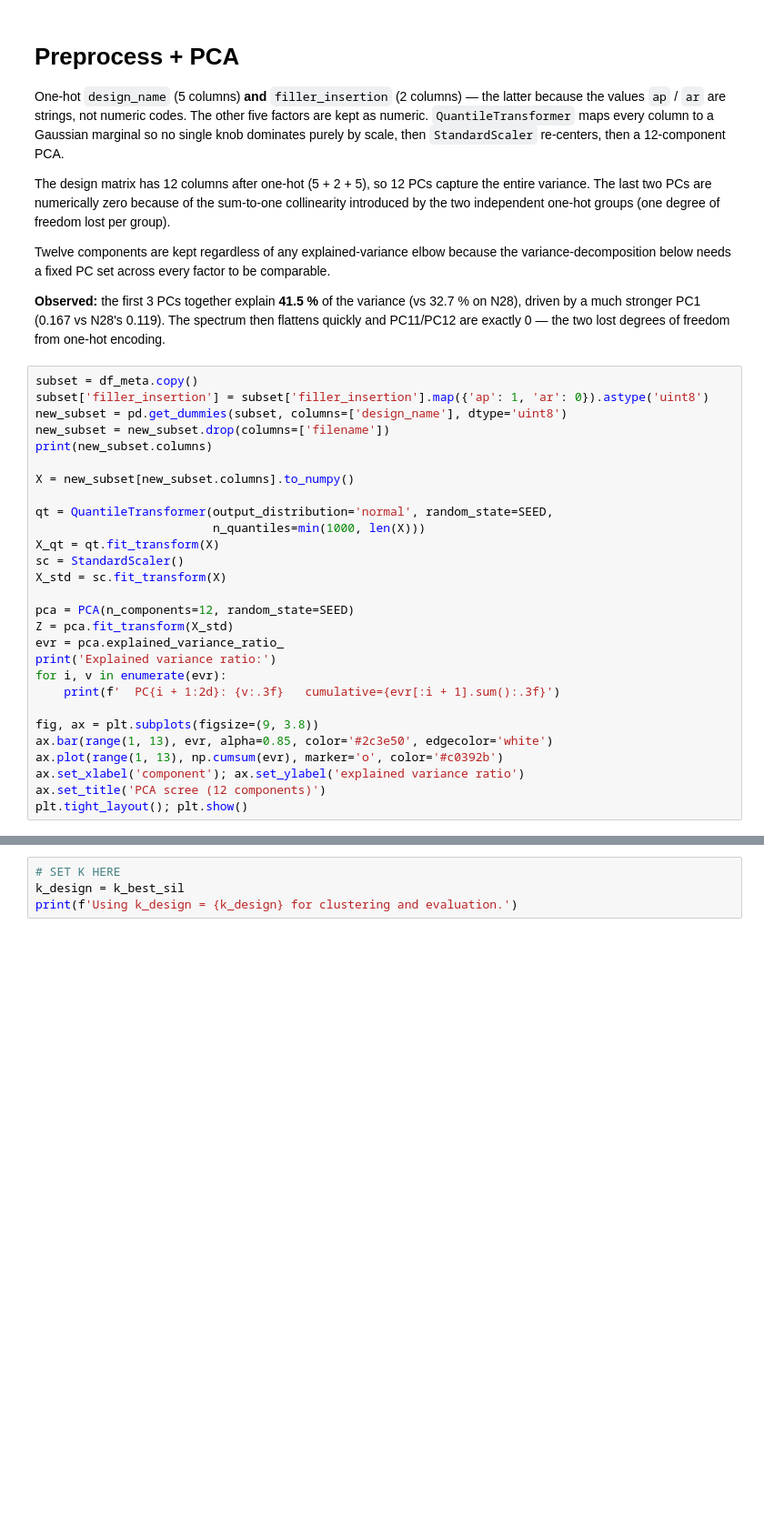
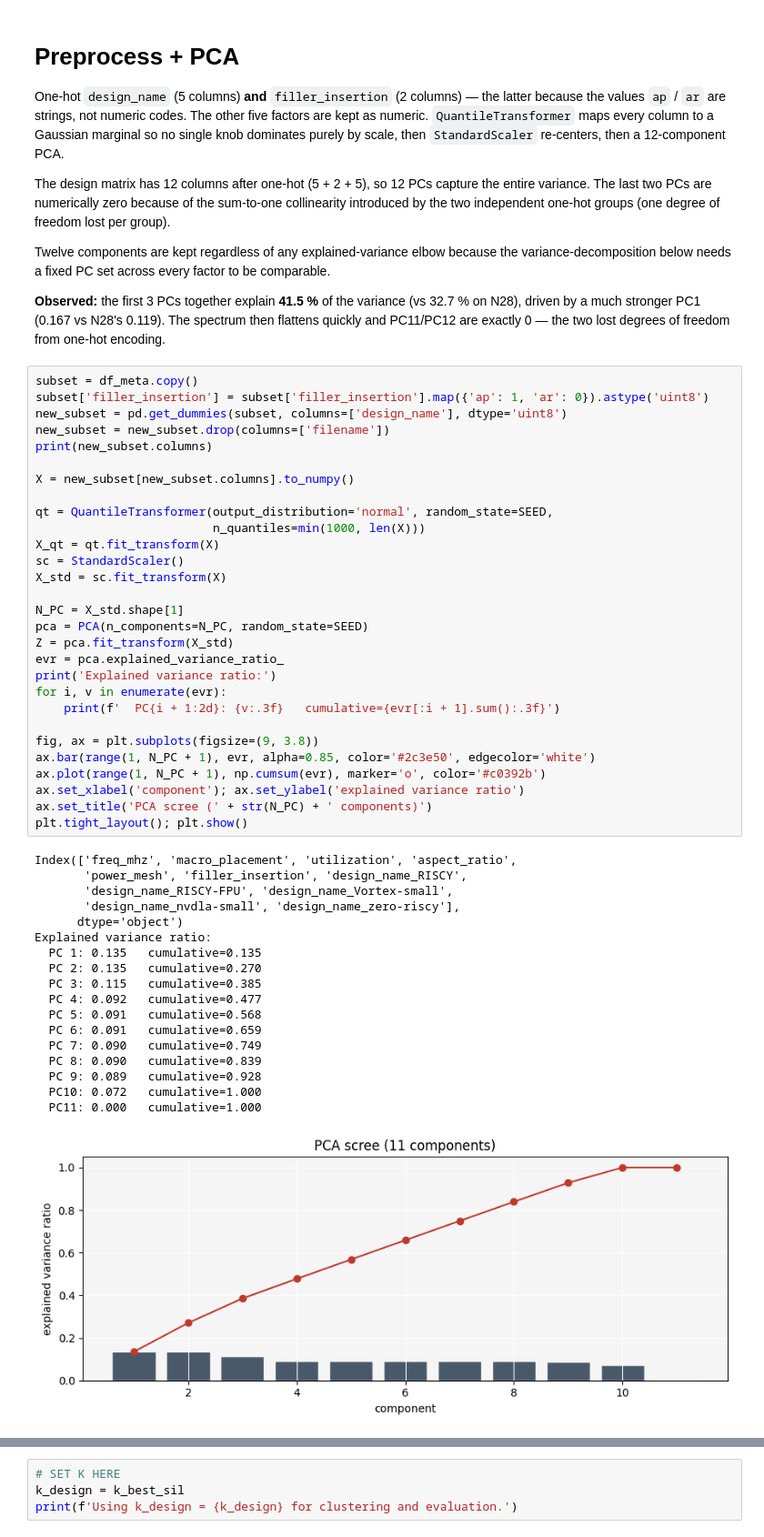
Before and after one commit to beppSpedicato/CircuitNet, a Jupyter notebook: dataset_description_and_partitioning/feature_axis_validation_N14.ipynb, the cells around one changed output, grey strips where cells are left out. Shown at 91% size. Saved outputs shown, nothing was run; the diff lists cells and outputs as text; blank space fills up the shorter version.

```diff
--- a/dataset_description_and_partitioning/feature_axis_validation_N14.ipynb
+++ b/dataset_description_and_partitioning/feature_axis_validation_N14.ipynb
@@ -180,31 +180,51 @@ lost degrees of freedom from one-hot encoding.
 # %%
 subset = df_meta.copy()
 subset['filler_insertion'] = subset['filler_insertion'].map({'ap': 1, 'ar': 0}).astype('uint8')
 new_subset = pd.get_dummies(subset, columns=['design_name'], dtype='uint8')
 new_subset = new_subset.drop(columns=['filename'])
 print(new_subset.columns)
 
 X = new_subset[new_subset.columns].to_numpy()
 
 qt = QuantileTransformer(output_distribution='normal', random_state=SEED,
                          n_quantiles=min(1000, len(X)))
 X_qt = qt.fit_transform(X)
 sc = StandardScaler()
 X_std = sc.fit_transform(X)
 
-pca = PCA(n_components=12, random_state=SEED)
+N_PC = X_std.shape[1]
+pca = PCA(n_components=N_PC, random_state=SEED)
 Z = pca.fit_transform(X_std)
 evr = pca.explained_variance_ratio_
 print('Explained variance ratio:')
 for i, v in enumerate(evr):
     print(f'  PC{i + 1:2d}: {v:.3f}   cumulative={evr[:i + 1].sum():.3f}')
 
 fig, ax = plt.subplots(figsize=(9, 3.8))
-ax.bar(range(1, 13), evr, alpha=0.85, color='#2c3e50', edgecolor='white')
-ax.plot(range(1, 13), np.cumsum(evr), marker='o', color='#c0392b')
+ax.bar(range(1, N_PC + 1), evr, alpha=0.85, color='#2c3e50', edgecolor='white')
+ax.plot(range(1, N_PC + 1), np.cumsum(evr), marker='o', color='#c0392b')
 ax.set_xlabel('component'); ax.set_ylabel('explained variance ratio')
-ax.set_title('PCA scree (12 components)')
+ax.set_title('PCA scree (' + str(N_PC) + ' components)')
 plt.tight_layout(); plt.show()
+# %% [output]
+Index(['freq_mhz', 'macro_placement', 'utilization', 'aspect_ratio',
+       'power_mesh', 'filler_insertion', 'design_name_RISCY',
+       'design_name_RISCY-FPU', 'design_name_Vortex-small',
+       'design_name_nvdla-small', 'design_name_zero-riscy'],
+      dtype='object')
+Explained variance ratio:
+  PC 1: 0.135   cumulative=0.135
+  PC 2: 0.135   cumulative=0.270
+  PC 3: 0.115   cumulative=0.385
+  PC 4: 0.092   cumulative=0.477
+  PC 5: 0.091   cumulative=0.568
+  PC 6: 0.091   cumulative=0.659
+  PC 7: 0.090   cumulative=0.749
+  PC 8: 0.090   cumulative=0.839
+  PC 9: 0.089   cumulative=0.928
+  PC10: 0.072   cumulative=1.000
+  PC11: 0.000   cumulative=1.000
+[figure, added]
 # %% [markdown]
 # PC loadings + recolored PC1/PC2 scatter
 
```
Also changed, not shown: parts of 3 cells of this notebook, 2 other files.
